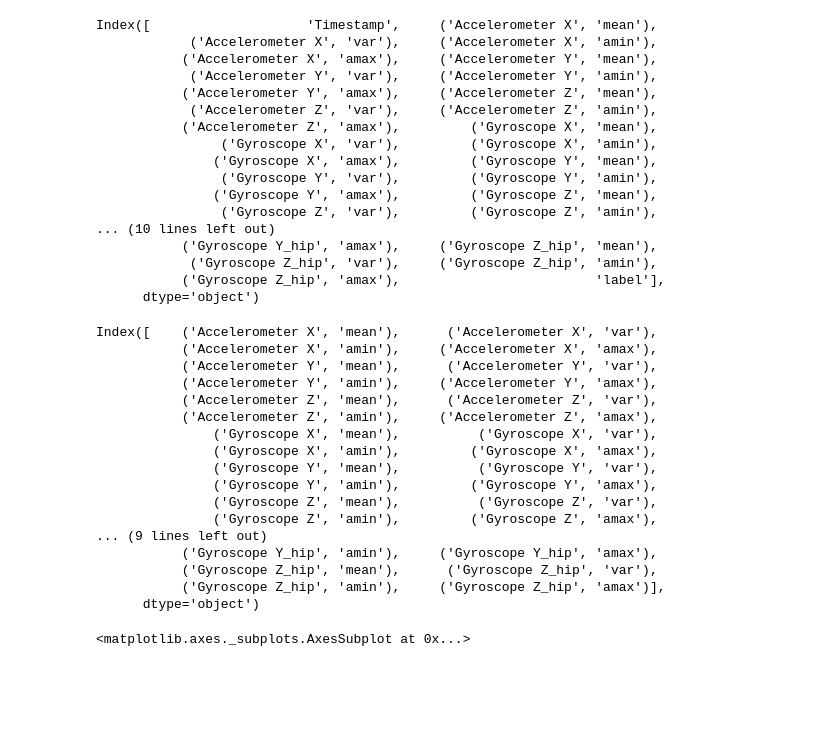
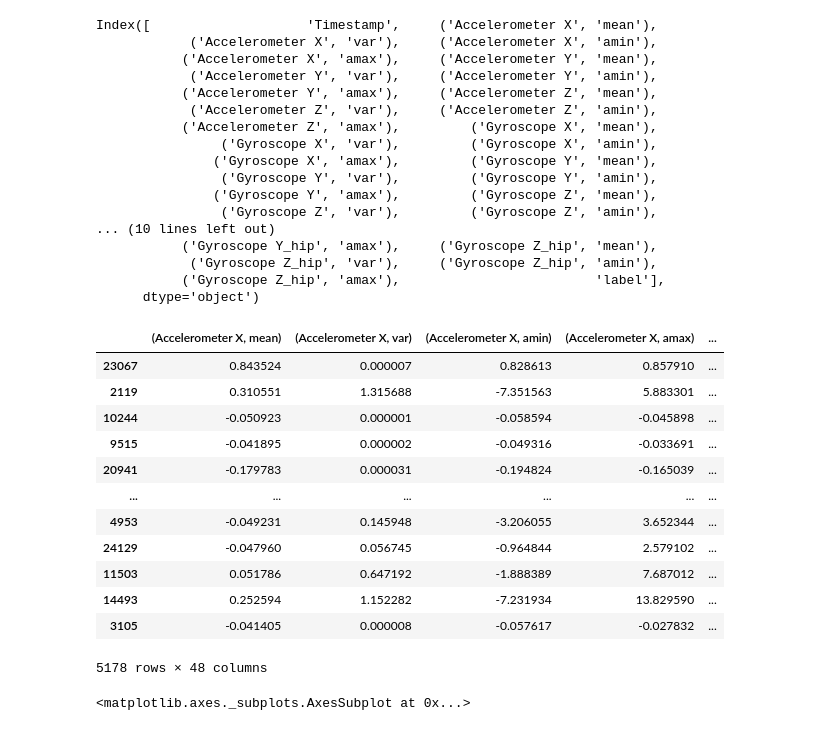
Before and after one commit to makeathonfhnw/WEGA---TeamActim, a Jupyter notebook: feature_engineering_multi_patient.ipynb, the cells around one changed output. Drawn from its saved outputs; the diff is of its cells as text; code cells hidden in the pictures; blank space fills up the shorter version.

```diff
--- a/feature_engineering_multi_patient.ipynb
+++ b/feature_engineering_multi_patient.ipynb
@@ -80,25 +80,21 @@ from sklearn.model_selection import train_test_split
 
 X_train, X_test, y_train, y_test = train_test_split(X, Y, test_size=0.20, random_state=42)
 # %%
-X_test.columns
+X_test
 # %% [output]
+|  | (Accelerometer X, mean) | (Accelerometer X, var) | (Accelerometer X, amin) | (Accelerometer X, amax) | ... |
+| 23067 | 0.843524 | 0.000007 | 0.828613 | 0.857910 | ... |
+| 2119 | 0.310551 | 1.315688 | -7.351563 | 5.883301 | ... |
+| 10244 | -0.050923 | 0.000001 | -0.058594 | -0.045898 | ... |
+| 9515 | -0.041895 | 0.000002 | -0.049316 | -0.033691 | ... |
+| 20941 | -0.179783 | 0.000031 | -0.194824 | -0.165039 | ... |
+| ... | ... | ... | ... | ... | ... |
+| 4953 | -0.049231 | 0.145948 | -3.206055 | 3.652344 | ... |
+| 24129 | -0.047960 | 0.056745 | -0.964844 | 2.579102 | ... |
+| 11503 | 0.051786 | 0.647192 | -1.888389 | 7.687012 | ... |
+| 14493 | 0.252594 | 1.152282 | -7.231934 | 13.829590 | ... |
+| 3105 | -0.041405 | 0.000008 | -0.057617 | -0.027832 | ... |
-Index([    ('Accelerometer X', 'mean'),      ('Accelerometer X', 'var'),
-           ('Accelerometer X', 'amin'),     ('Accelerometer X', 'amax'),
-           ('Accelerometer Y', 'mean'),      ('Accelerometer Y', 'var'),
-           ('Accelerometer Y', 'amin'),     ('Accelerometer Y', 'amax'),
-           ('Accelerometer Z', 'mean'),      ('Accelerometer Z', 'var'),
-           ('Accelerometer Z', 'amin'),     ('Accelerometer Z', 'amax'),
-               ('Gyroscope X', 'mean'),          ('Gyroscope X', 'var'),
-               ('Gyroscope X', 'amin'),         ('Gyroscope X', 'amax'),
-               ('Gyroscope Y', 'mean'),          ('Gyroscope Y', 'var'),
-               ('Gyroscope Y', 'amin'),         ('Gyroscope Y', 'amax'),
-               ('Gyroscope Z', 'mean'),          ('Gyroscope Z', 'var'),
-               ('Gyroscope Z', 'amin'),         ('Gyroscope Z', 'amax'),
-... (9 lines left out)
-           ('Gyroscope Y_hip', 'amin'),     ('Gyroscope Y_hip', 'amax'),
-           ('Gyroscope Z_hip', 'mean'),      ('Gyroscope Z_hip', 'var'),
-           ('Gyroscope Z_hip', 'amin'),     ('Gyroscope Z_hip', 'amax')],
-      dtype='object')
+5178 rows × 48 columns
 # %%
 sns.distplot(y_test)
 # %% [output]
```
Also changed, not shown: 1 other file.
